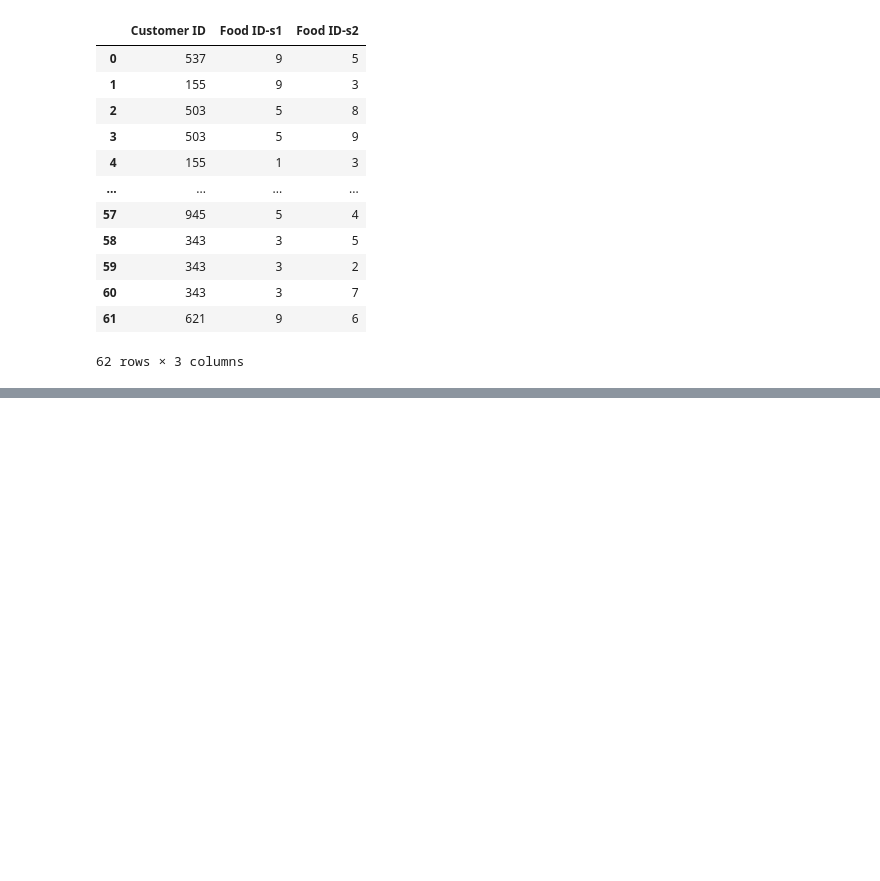
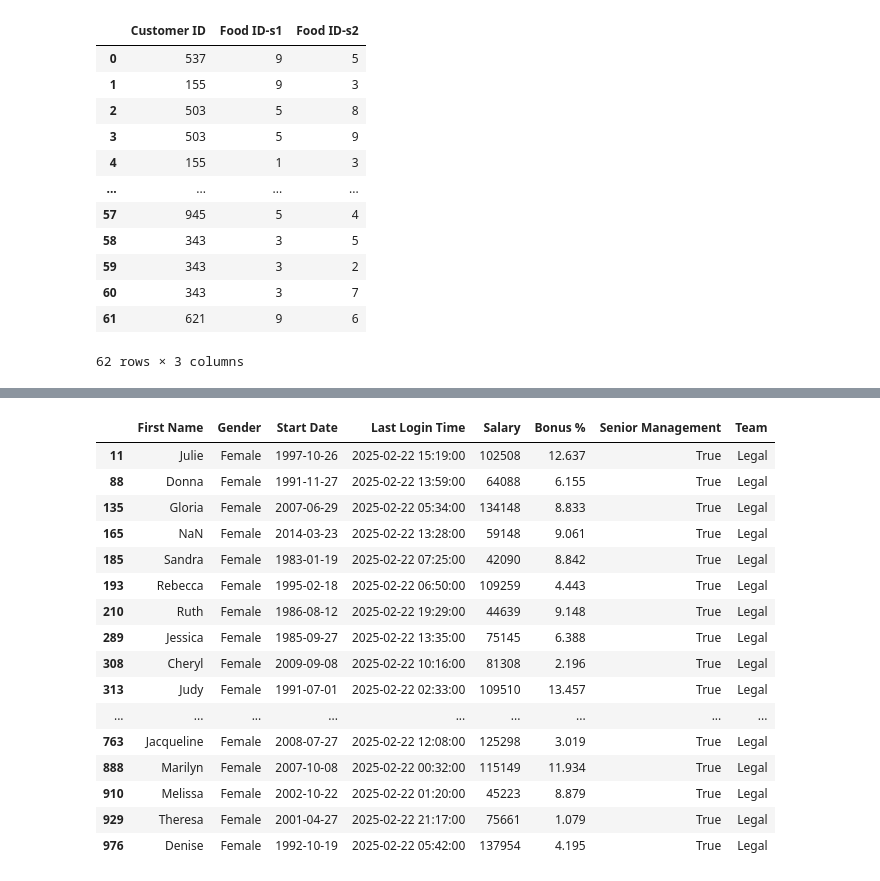
Before and after one commit to proarcherdemo/PythonTraining, a Jupyter notebook: datascience/pandas.ipynb, the cells around one changed output, grey strips where cells are left out. Cells and saved outputs as stored; diff of their text form; code cells hidden in the pictures; blank space fills up the shorter version.

```diff
--- a/datascience/pandas.ipynb
+++ b/datascience/pandas.ipynb
@@ -739,0 +894,24 @@ sales1.merge(sales2, how="inner", on="Customer ID", suffixes=['-s1', '-s2'])
+# %%
+f1 = df['Team'] == 'Legal'
+f3 = df['Gender'] == 'Female'
+f4 = df['Senior Management'] == True
+
+df[f1 & f3 & f4]
+# %% [output]
+|  | First Name | Gender | Start Date | Last Login Time | Salary | Bonus % | Senior Management | Team |
+| 11 | Julie | Female | 1997-10-26 | 2025-02-22 15:19:00 | 102508 | 12.637 | True | Legal |
+| 88 | Donna | Female | 1991-11-27 | 2025-02-22 13:59:00 | 64088 | 6.155 | True | Legal |
+| 135 | Gloria | Female | 2007-06-29 | 2025-02-22 05:34:00 | 134148 | 8.833 | True | Legal |
+| 165 | NaN | Female | 2014-03-23 | 2025-02-22 13:28:00 | 59148 | 9.061 | True | Legal |
+| 185 | Sandra | Female | 1983-01-19 | 2025-02-22 07:25:00 | 42090 | 8.842 | True | Legal |
+| 193 | Rebecca | Female | 1995-02-18 | 2025-02-22 06:50:00 | 109259 | 4.443 | True | Legal |
+| 210 | Ruth | Female | 1986-08-12 | 2025-02-22 19:29:00 | 44639 | 9.148 | True | Legal |
+| 289 | Jessica | Female | 1985-09-27 | 2025-02-22 13:35:00 | 75145 | 6.388 | True | Legal |
+| 308 | Cheryl | Female | 2009-09-08 | 2025-02-22 10:16:00 | 81308 | 2.196 | True | Legal |
+| 313 | Judy | Female | 1991-07-01 | 2025-02-22 02:33:00 | 109510 | 13.457 | True | Legal |
+| ... | ... | ... | ... | ... | ... | ... | ... | ... |
+| 763 | Jacqueline | Female | 2008-07-27 | 2025-02-22 12:08:00 | 125298 | 3.019 | True | Legal |
+| 888 | Marilyn | Female | 2007-10-08 | 2025-02-22 00:32:00 | 115149 | 11.934 | True | Legal |
+| 910 | Melissa | Female | 2002-10-22 | 2025-02-22 01:20:00 | 45223 | 8.879 | True | Legal |
+| 929 | Theresa | Female | 2001-04-27 | 2025-02-22 21:17:00 | 75661 | 1.079 | True | Legal |
+| 976 | Denise | Female | 1992-10-19 | 2025-02-22 05:42:00 | 137954 | 4.195 | True | Legal |
```
Also changed, not shown: parts of 18 cells of this notebook, 1 other file.
